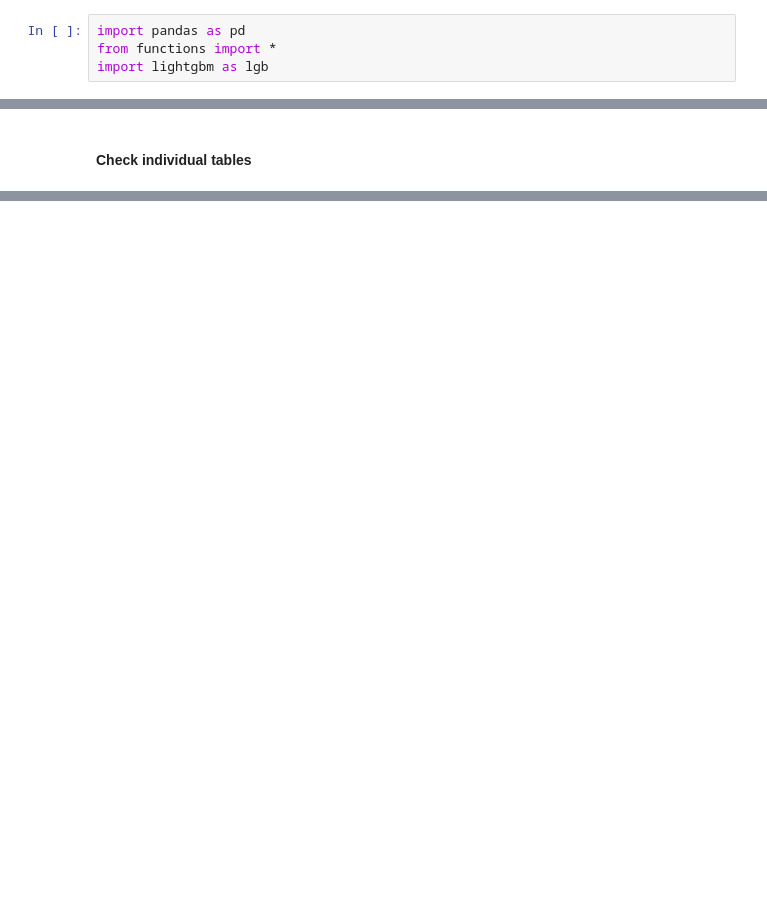
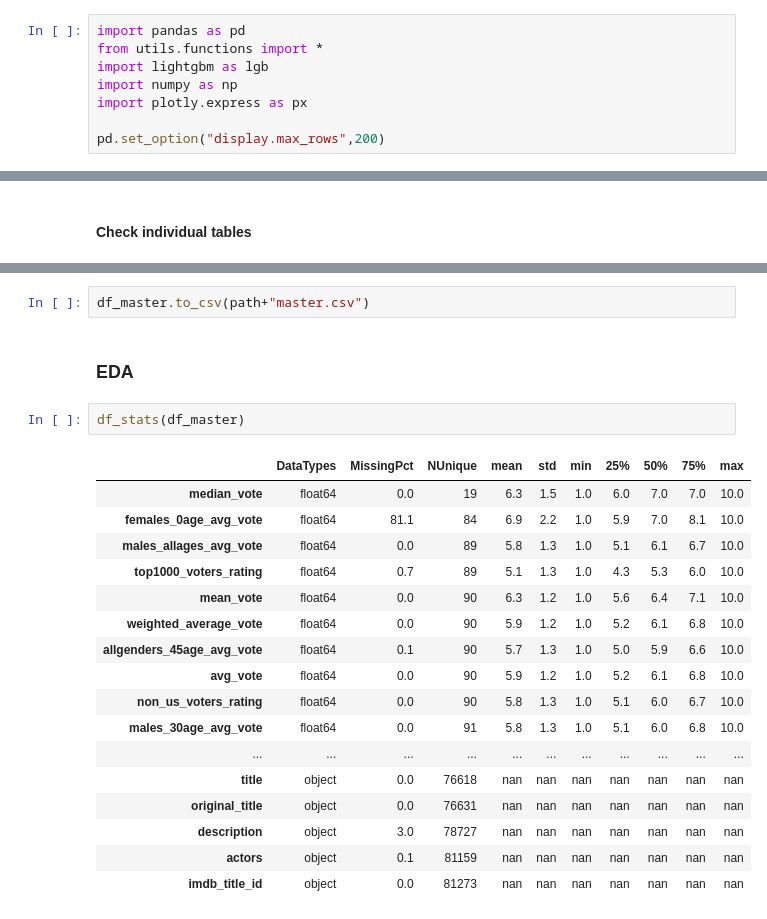
Before and after one commit to GitAnalyst/imdb, a Jupyter notebook: EDA.ipynb, the cells around one changed output, grey strips where cells are left out. Saved outputs shown, nothing was run; the diff lists cells and outputs as text; blank space fills up the shorter version.

Commit message:
Continued on EDA and updated viz functions

```diff
--- a/EDA.ipynb
+++ b/EDA.ipynb
@@ -1,4 +1,8 @@
 # %%
 import pandas as pd
-from functions import *
+from utils.functions import *
 import lightgbm as lgb
+import numpy as np
+import plotly.express as px
+
+pd.set_option("display.max_rows",200)
@@ -159,0 +214,24 @@ imdb_name_id     object    0.000000   175715
+# %%
+df_master.to_csv(path+"master.csv")
+# %% [markdown]
+### EDA
+# %%
+df_stats(df_master)
+# %% [output]
+|  | DataTypes | MissingPct | NUnique | mean | std | min | 25% | 50% | 75% | max |
+| median_vote | float64 | 0.0 | 19 | 6.3 | 1.5 | 1.0 | 6.0 | 7.0 | 7.0 | 10.0 |
+| females_0age_avg_vote | float64 | 81.1 | 84 | 6.9 | 2.2 | 1.0 | 5.9 | 7.0 | 8.1 | 10.0 |
+| males_allages_avg_vote | float64 | 0.0 | 89 | 5.8 | 1.3 | 1.0 | 5.1 | 6.1 | 6.7 | 10.0 |
+| top1000_voters_rating | float64 | 0.7 | 89 | 5.1 | 1.3 | 1.0 | 4.3 | 5.3 | 6.0 | 10.0 |
+| mean_vote | float64 | 0.0 | 90 | 6.3 | 1.2 | 1.0 | 5.6 | 6.4 | 7.1 | 10.0 |
+| weighted_average_vote | float64 | 0.0 | 90 | 5.9 | 1.2 | 1.0 | 5.2 | 6.1 | 6.8 | 10.0 |
+| allgenders_45age_avg_vote | float64 | 0.1 | 90 | 5.7 | 1.3 | 1.0 | 5.0 | 5.9 | 6.6 | 10.0 |
+| avg_vote | float64 | 0.0 | 90 | 5.9 | 1.2 | 1.0 | 5.2 | 6.1 | 6.8 | 10.0 |
+| non_us_voters_rating | float64 | 0.0 | 90 | 5.8 | 1.3 | 1.0 | 5.1 | 6.0 | 6.7 | 10.0 |
+| males_30age_avg_vote | float64 | 0.0 | 91 | 5.8 | 1.3 | 1.0 | 5.1 | 6.0 | 6.8 | 10.0 |
+| ... | ... | ... | ... | ... | ... | ... | ... | ... | ... | ... |
+| title | object | 0.0 | 76618 | nan | nan | nan | nan | nan | nan | nan |
+| original_title | object | 0.0 | 76631 | nan | nan | nan | nan | nan | nan | nan |
+| description | object | 3.0 | 78727 | nan | nan | nan | nan | nan | nan | nan |
+| actors | object | 0.1 | 81159 | nan | nan | nan | nan | nan | nan | nan |
+| imdb_title_id | object | 0.0 | 81273 | nan | nan | nan | nan | nan | nan | nan |
```
Also changed, not shown: parts of 16 cells of this notebook, 2 other files.
